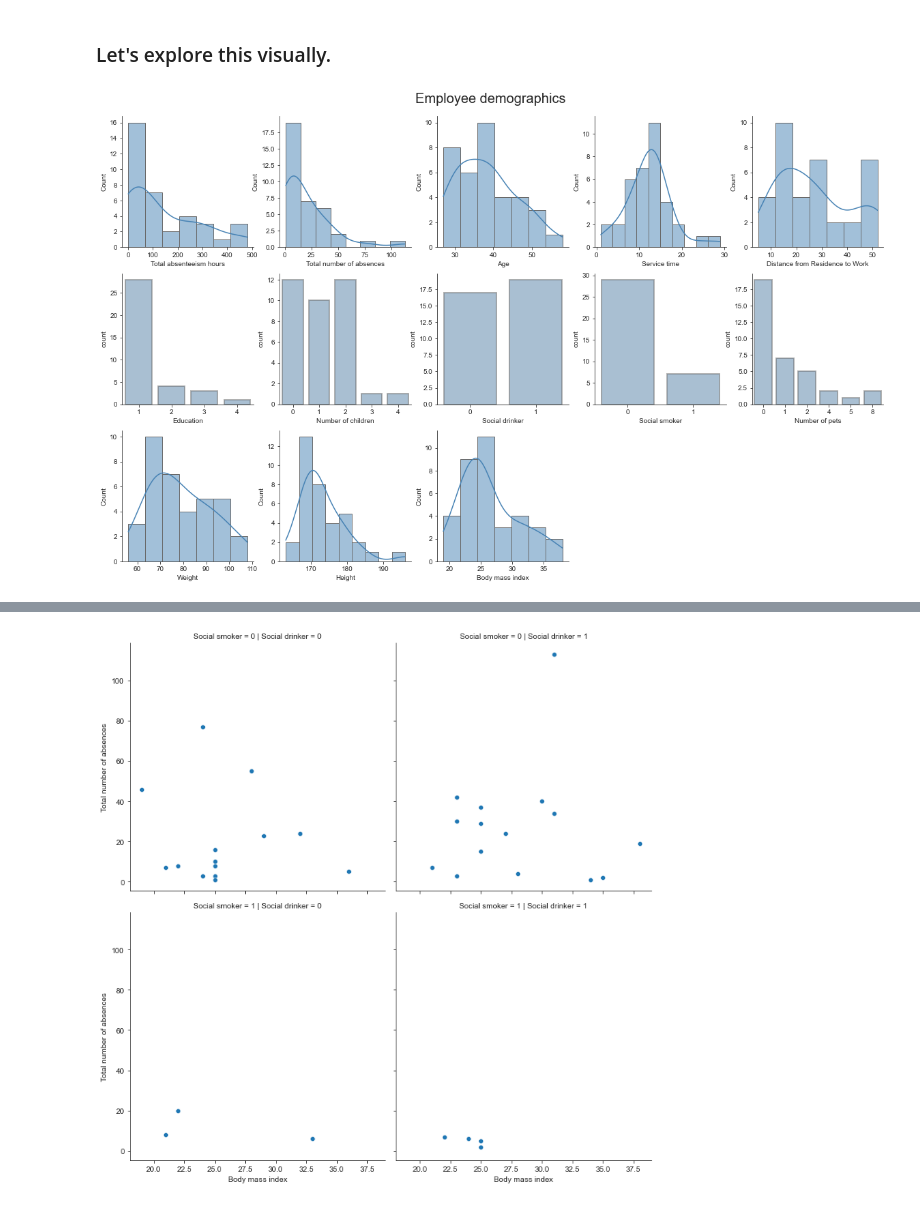
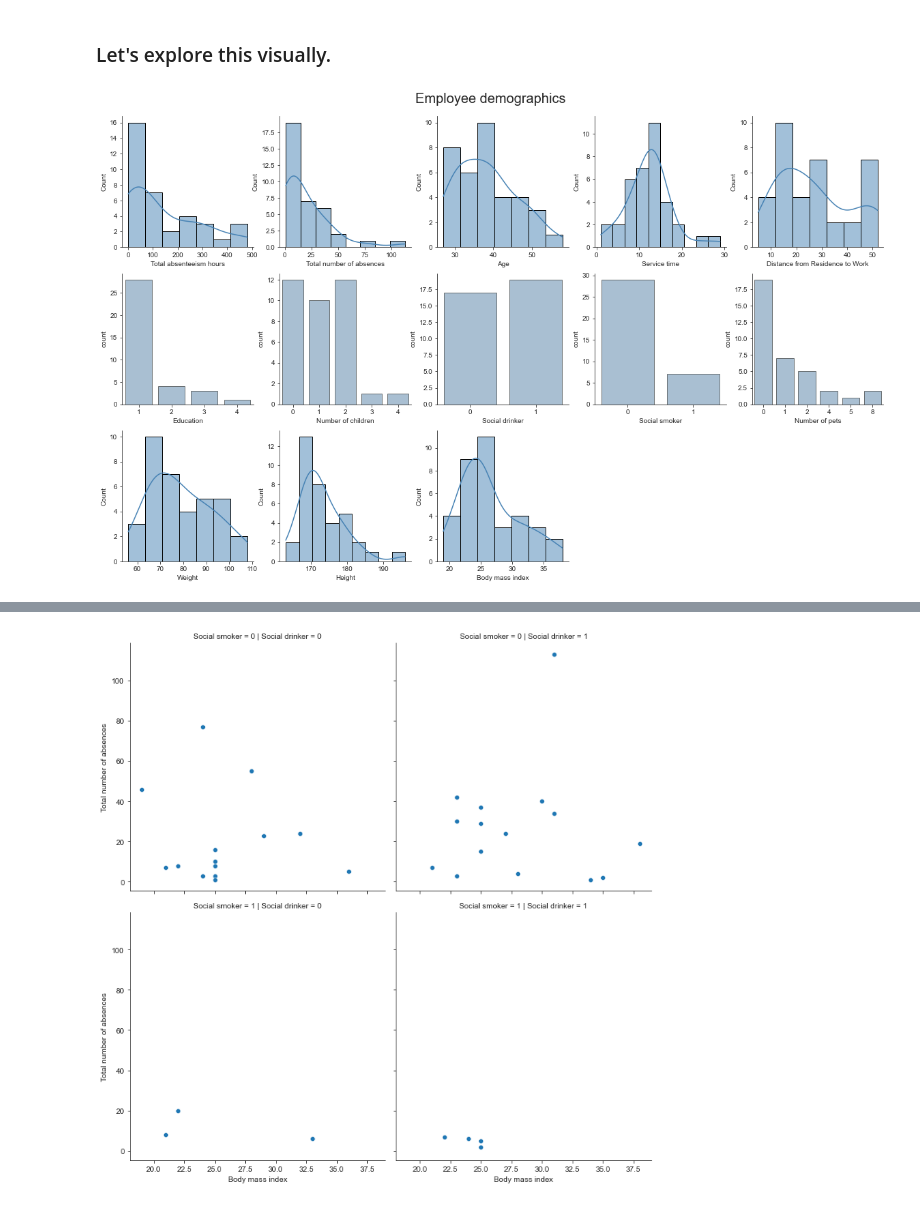
Before and after one commit to diweiho/Absenteeism-at-work, a Jupyter notebook: analysis.ipynb, the cells around one changed output, grey strips where cells are left out. Saved outputs shown, nothing was run; the diff lists cells and outputs as text; code cells hidden in the pictures.

```diff
--- a/analysis.ipynb
+++ b/analysis.ipynb
@@ -304,29 +309,29 @@ summ_df.describe()
 # %%
 # 3 x 5 figure
 fig, axes = plt.subplots(nrows=3, ncols=5, figsize=(20,12))
 
 # Plot histograms for each column in summ_df; num = 1 to exclude 'ID' column
 num = 1
 for row in range(3):
     for col in range(5):
         if row == 2 and col == 3:
             break
         else:
             if 6 <= num <= 10:
                 sns.countplot(x=summ_df.columns[num], data=summ_df, ax=axes[row,col],
-                              color='steelblue', alpha=0.5, edgecolor='dimgrey', linewidth=2)
+                              color='steelblue', alpha=0.5, edgecolor='black', linewidth=1)
             else:
                 sns.histplot(summ_df[summ_df.columns[num]], ax=axes[row,col],
-                         kde=True, color='steelblue', edgecolor='dimgrey')
+                         kde=True, color='steelblue', edgecolor='black')
             num += 1
 
 plt.suptitle('Employee demographics', y= 0.92, size=20)
 
 # Removing unused axes
 fig.delaxes(ax=axes[2,3])
 fig.delaxes(ax=axes[2,4])
 
 plt.show()
 # %% [output]
-[figure, old version]
+[figure, new version]
 # %% [markdown]
```
Also changed, not shown: parts of 17 cells of this notebook.
